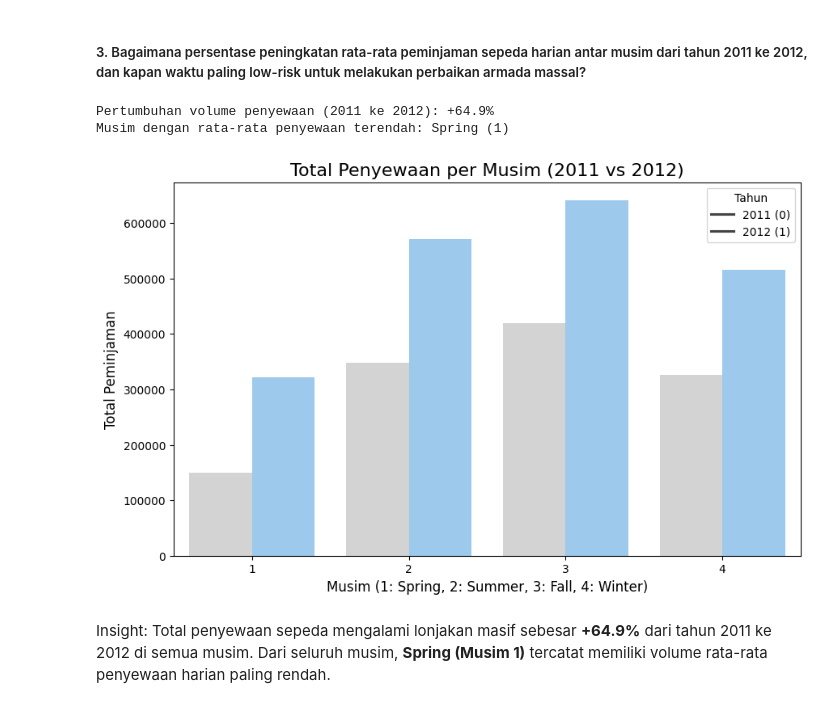
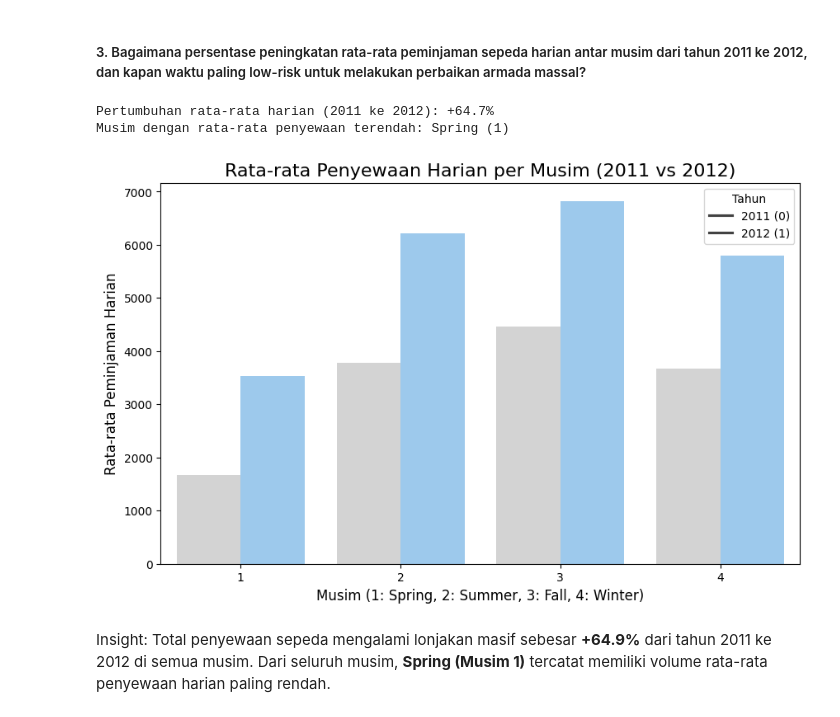
Before and after one commit to fajarvector/bike-sharing-analytics, a Jupyter notebook: notebook.ipynb, the cells around one changed output. Saved outputs shown, nothing was run; the diff lists cells and outputs as text; code cells hidden in the pictures.

Commit message:
perbaikan

```diff
--- a/notebook.ipynb
+++ b/notebook.ipynb
@@ -478,34 +478,34 @@ Insight: Penggabungan kondisi cuaca kategori 3 (Hujan/Salju Ringan) dan 4 (Cuaca
 # %% [markdown]
 ##### 3. Bagaimana persentase peningkatan rata-rata peminjaman sepeda harian antar musim dari tahun 2011 ke 2012, dan kapan waktu paling low-risk untuk melakukan perbaikan armada massal?
 # %%
-# Agregasi total peminjaman berdasarkan tahun dan musim
-season_yr = day_df.groupby(['yr', 'season'])['cnt'].sum().reset_index()
+# Agregasi rata-rata harian peminjaman berdasarkan tahun dan musim
+season_yr = day_df.groupby(['yr', 'season'])['cnt'].mean().reset_index()
 
-# Kalkulasi persentase pertumbuhan total dari tahun 2011 (0) ke 2012 (1)
-total_2011 = season_yr[season_yr['yr'] == 0]['cnt'].sum()
-total_2012 = season_yr[season_yr['yr'] == 1]['cnt'].sum()
-growth = ((total_2012 - total_2011) / total_2011) * 100
+# Kalkulasi persentase pertumbuhan rata-rata harian dari tahun 2011 (0) ke 2012 (1)
+avg_2011 = season_yr[season_yr['yr'] == 0]['cnt'].mean()
+avg_2012 = season_yr[season_yr['yr'] == 1]['cnt'].mean()
+growth = ((avg_2012 - avg_2011) / avg_2011) * 100
 
-# Mencari musim dengan rata-rata harian paling rendah untuk jadwal perbaikan
+# Mencari musim dengan rata-rata harian paling rendah secara keseluruhan
 lowest_season = day_df.groupby('season')['cnt'].mean().idxmin()
 season_dict = {1: 'Spring', 2: 'Summer', 3: 'Fall', 4: 'Winter'}
 
-print(f"Pertumbuhan volume penyewaan (2011 ke 2012): +{growth:.1f}%")
+print(f"Pertumbuhan rata-rata harian (2011 ke 2012): +{growth:.1f}%")
 print(f"Musim dengan rata-rata penyewaan terendah: {season_dict[lowest_season]} ({lowest_season})")
 # %% [output]
-Pertumbuhan volume penyewaan (2011 ke 2012): +64.9%
+Pertumbuhan rata-rata harian (2011 ke 2012): +64.7%
 Musim dengan rata-rata penyewaan terendah: Spring (1)
 # %%
 # Visualisasi
 plt.figure(figsize=(10, 6))
 sns.barplot(data=season_yr, x='season', y='cnt', hue='yr', palette=['#D3D3D3', '#90CAF9'])
-plt.title("Total Penyewaan per Musim (2011 vs 2012)", fontsize=16)
+plt.title("Rata-rata Penyewaan Harian per Musim (2011 vs 2012)", fontsize=16)
 plt.xlabel("Musim (1: Spring, 2: Summer, 3: Fall, 4: Winter)", fontsize=12)
-plt.ylabel("Total Peminjaman", fontsize=12)
+plt.ylabel("Rata-rata Peminjaman Harian", fontsize=12)
 plt.legend(title='Tahun', labels=['2011 (0)', '2012 (1)'])
 plt.show()
 # %% [output]
-[figure, old version]
+[figure, new version]
 # %% [markdown]
 Insight: Total penyewaan sepeda mengalami lonjakan masif sebesar **+64.9%** dari tahun 2011 ke 2012 di semua musim. Dari seluruh musim, **Spring (Musim 1)** tercatat memiliki volume rata-rata penyewaan harian paling rendah.
 # %% [markdown]
```
Also changed, not shown: parts of 2 cells of this notebook, 1 other file.
